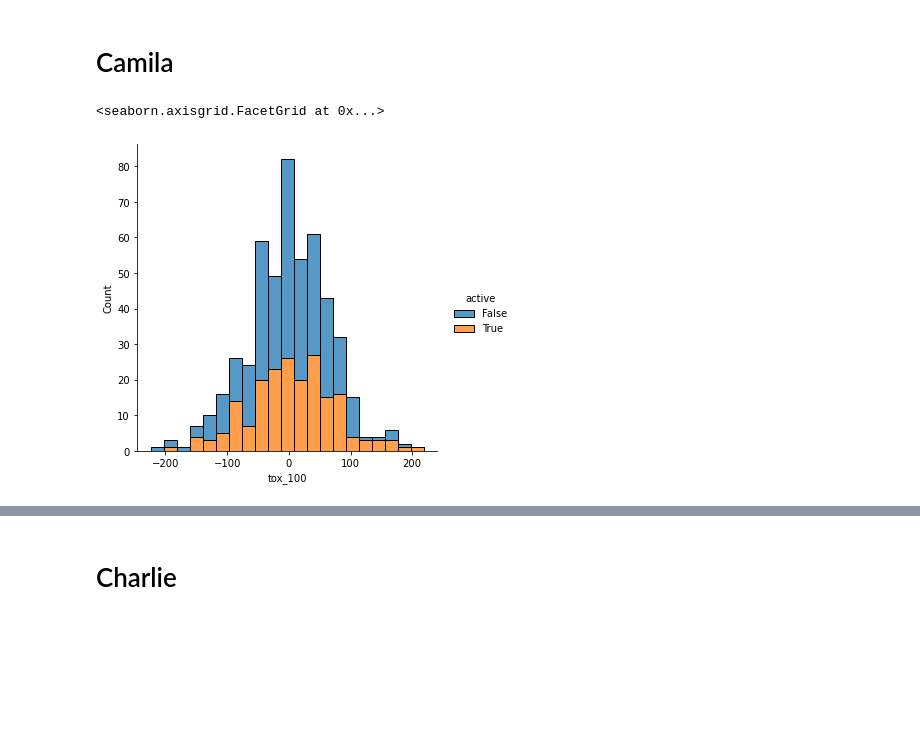
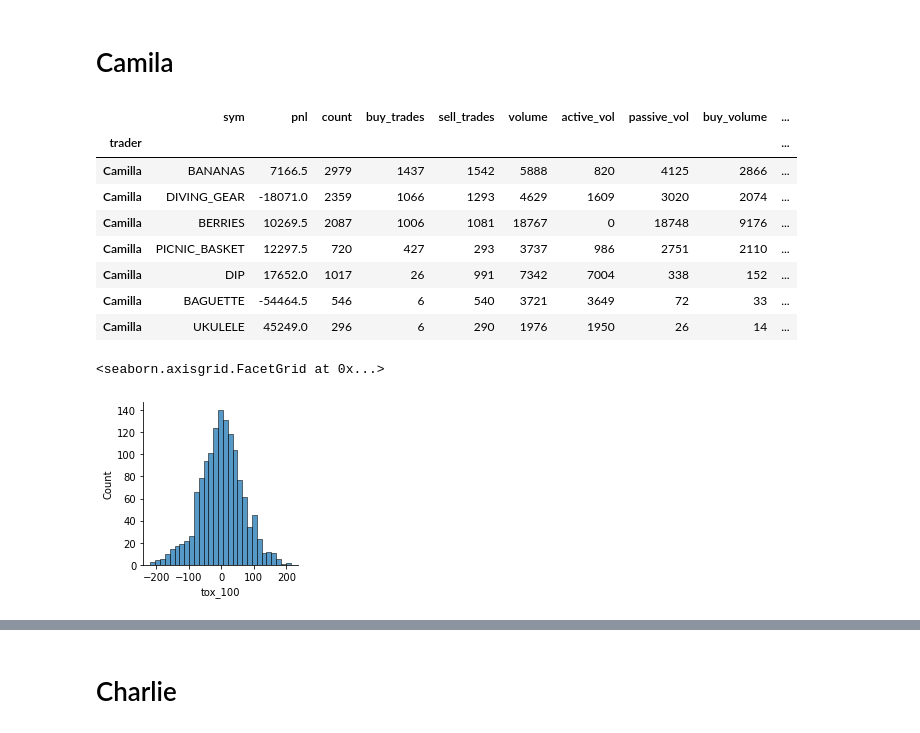
Before and after one commit to XiuLuoShen/imc_prosperity, a Jupyter notebook: CounterPartyAnalysis.ipynb, the cells around one changed output, grey strips where cells are left out. Cells and saved outputs as stored; diff of their text form; code cells hidden in the pictures; blank space fills up the shorter version.

```diff
--- a/CounterPartyAnalysis.ipynb
+++ b/CounterPartyAnalysis.ipynb
@@ -682,12 +756,24 @@ sns.displot(x='tox_10', data=t, hue='trader_side', multiple='stack')
 [figure]
 # %% [markdown]
 # Camila
+# %%
+display(summary.loc['Camilla'])
+# %% [output]
+|  | sym | pnl | count | buy_trades | sell_trades | volume | active_vol | passive_vol | buy_volume | ... |
+| trader |  |  |  |  |  |  |  |  |  | ... |
+| Camilla | BANANAS | 7166.5 | 2979 | 1437 | 1542 | 5888 | 820 | 4125 | 2866 | ... |
+| Camilla | DIVING_GEAR | -18071.0 | 2359 | 1066 | 1293 | 4629 | 1609 | 3020 | 2074 | ... |
+| Camilla | BERRIES | 10269.5 | 2087 | 1006 | 1081 | 18767 | 0 | 18748 | 9176 | ... |
+| Camilla | PICNIC_BASKET | 12297.5 | 720 | 427 | 293 | 3737 | 986 | 2751 | 2110 | ... |
+| Camilla | DIP | 17652.0 | 1017 | 26 | 991 | 7342 | 7004 | 338 | 152 | ... |
+| Camilla | BAGUETTE | -54464.5 | 546 | 6 | 540 | 3721 | 3649 | 72 | 33 | ... |
+| Camilla | UKULELE | 45249.0 | 296 | 6 | 290 | 1976 | 1950 | 26 | 14 | ... |
 # %%
 tra = trades_by_trader['Camilla']
-t = tra.loc[tra.buyer == tra.seller]
+t = tra.loc[tra.buyer != tra.seller]
 t = t.loc[t.symbol == 'DIVING_GEAR']
-t = t.loc[t.trader_side == 1]
-sns.displot(x='tox_100', data=t, hue', multiple='stack')
+# t = t.loc[t.trader_side == 1]
+sns.displot(x='tox_100', data=t, multiple='stack', height=3)
 # %% [output]
 <seaborn.axisgrid.FacetGrid at 0x...>
-[figure, old version]
+[figure, new version]
```
Also changed, not shown: parts of 12 cells of this notebook, 3 other files.
